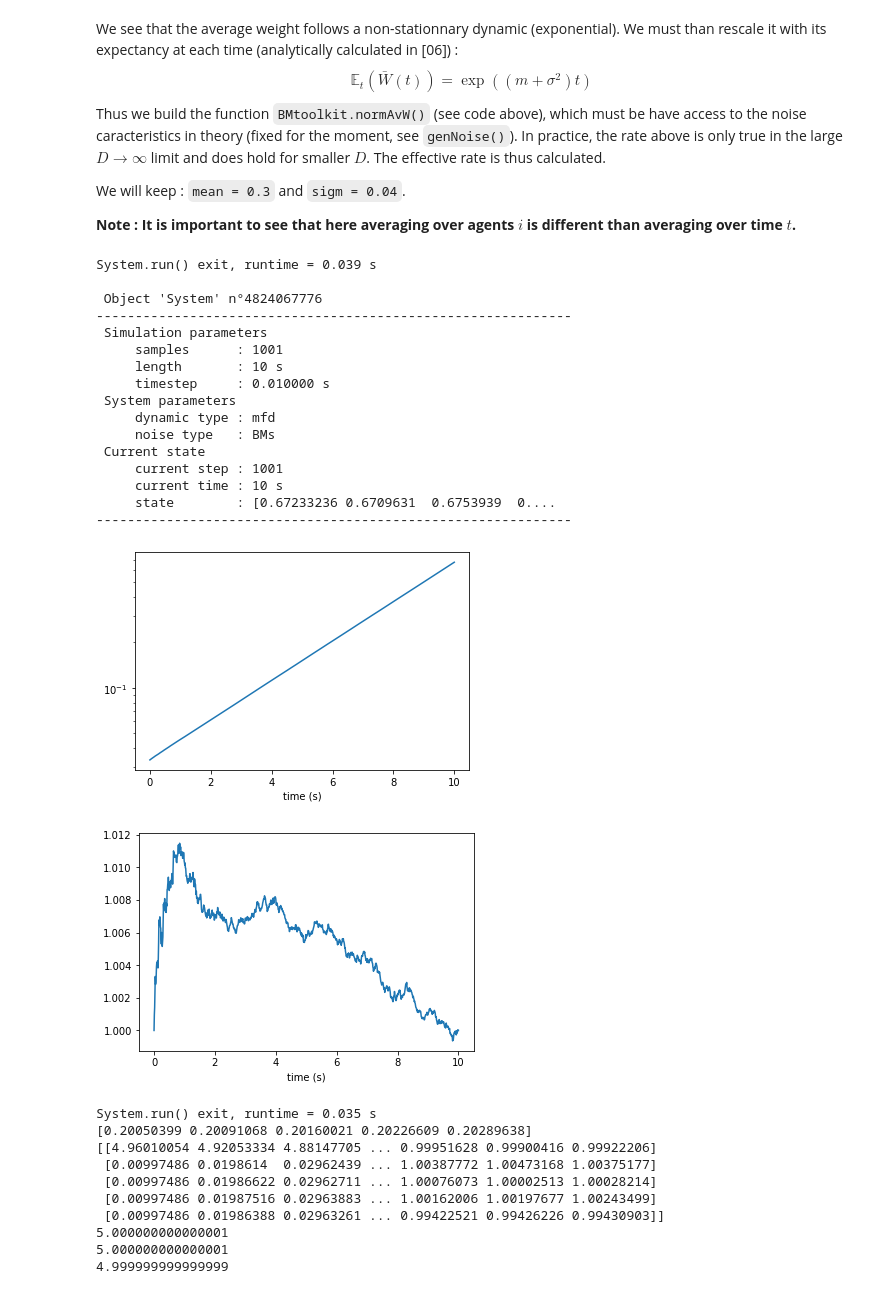
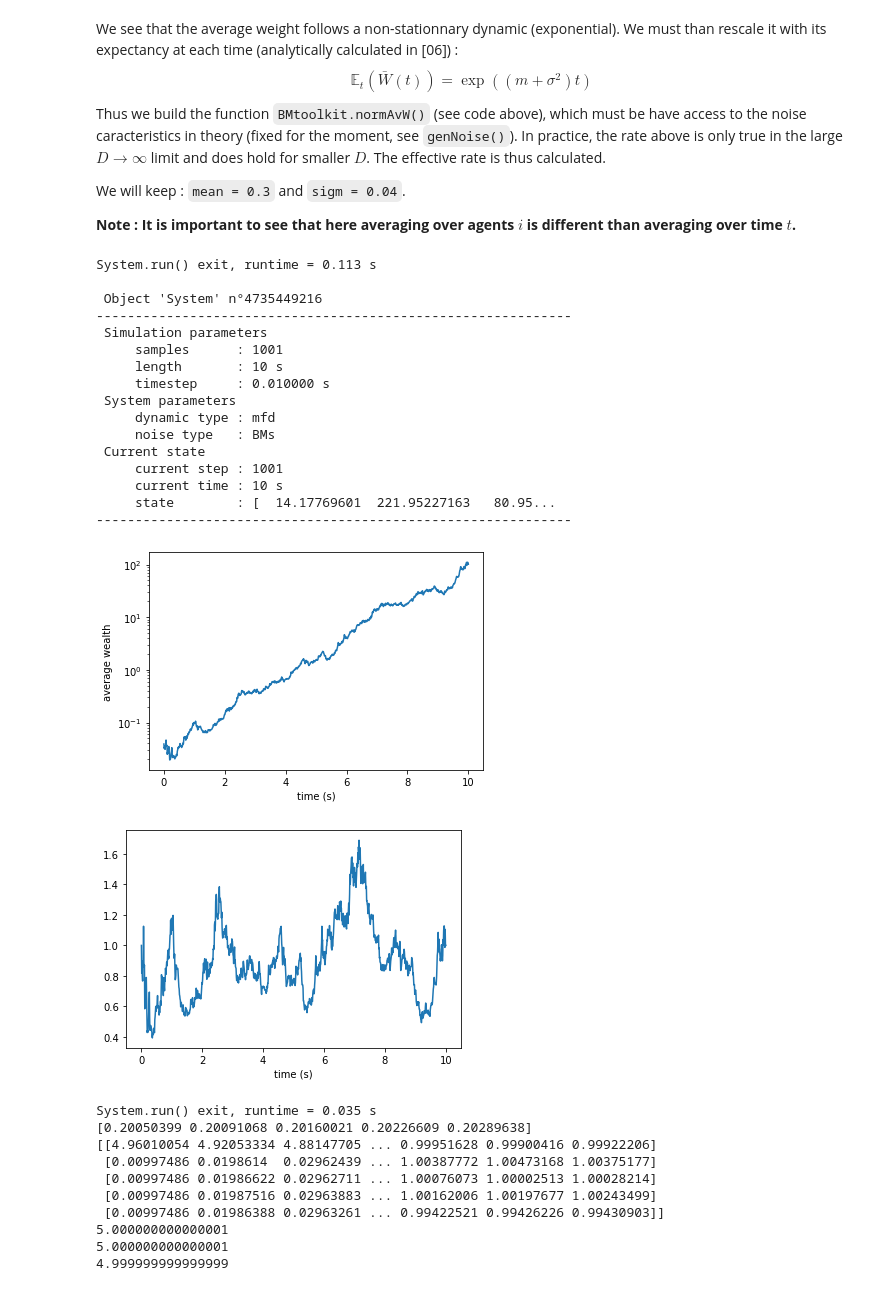
Before and after one commit to acombretrenouard/SSR_and_BM_processes, a Jupyter notebook: weight_dynamic.ipynb, the cells around one changed output. Cells and saved outputs as stored; diff of their text form; code cells hidden in the pictures.

```diff
--- a/weight_dynamic.ipynb
+++ b/weight_dynamic.ipynb
@@ -315,13 +315,13 @@ class System:
         """plots all the states stored in self.states in an animation
         the scale for y-axes is normalized with the mean density of state (not always 1 for non-stochastic matrices)"""
         # figure instanciation
-        fig = plt.figure()
+        fig = plt.figure(figsize=(12,8))
         # fancying axes
         Xs = np.arange(self.dim)
         if self.dim <= 15 and not log :
             plt.xticks(Xs)
-        plt.xlabel('state coordinates')
-        plt.ylabel('weight')
+        plt.xlabel('agent')
+        plt.ylabel('rescaled wealth')
         plt.ylim(0,self.dim)
         # setting an eventual log scale
         wdth = np.zeros(self.dim)+0.5
@@ -348,7 +348,8 @@ class System:
             return bars.patches + [txt]
         # display
         global ani # otherwise the 'ani' variable (existing locally only) is dumped after the 'return'
-        ani = animation.FuncAnimation(fig, animate, fargs=(self,), interval=200, blit=True)
+        ani = animation.FuncAnimation(fig, animate, frames=1000, fargs=(self,), interval=20, blit=True)
+        ani.save('test.mp4', fps=40)
         return
 
     def plotMatrix(self) :
@@ -484,6 +495,0 @@ System.run() exit, runtime = 0.080 s
-# %%
-# test 6 : noise
-
-syst = System(dim=30, dt=0.025, end_time=100, dyn='mfd', noise='nrm')
-syst.run()
-syst.animateState()
@@ -598,7 +600,6 @@ class BMtoolkit:
     def plotData(self, key='', log=False, ylabel='') :
         """plots a given time sequence stored in BMtoolkit.data"""
         # getting input
-        T = self.syst.T
         end_time = self.syst.end_time
         try:
             Ys = self.data[key]
@@ -662,35 +663,35 @@ We will keep : `mean = 0.3` and `sigm = 0.04`.
 # %%
 # test 8 : normalized average weight
 
-syst = System(dim=30, dt=0.01, end_time=10, dyn='mfd', noise='BMs', noise_inpt=(0.3, 0.04))
+syst = System(dim=30, dt=0.01, end_time=10, dyn='mfd', noise='BMs', noise_inpt=(1., 10.))
 syst.run()
 syst.info()
 
 tlk = BMtoolkit()
 tlk.load(syst)
 tlk.avW()
-tlk.plotData(log=True, key='av_w')
+tlk.plotData(log=True, key='av_w', ylabel='average wealth')
 tlk.normAvW()
 tlk.plotData(log=False, key='n_av_w')
 # %% [output]
-System.run() exit, runtime = 0.039 s
+System.run() exit, runtime = 0.113 s
 
- Object 'System' n°4824067776
+ Object 'System' n°4735449216
 -------------------------------------------------------------
  Simulation parameters
      samples      : 1001
      length       : 10 s
      timestep     : 0.010000 s
  System parameters
      dynamic type : mfd
      noise type   : BMs
  Current state
      current step : 1001
      current time : 10 s
-     state        : [0.67233236 0.6709631  0.6753939  0....
+     state        : [  14.17769601  221.95227163   80.95...
 -------------------------------------------------------------
-[figure, old version]
+[figure, new version]
-[figure, old version]
+[figure, new version]
 # %%
 # test 8bis : rescale function
 syst = System(dim=5, dt=0.01, end_time=10, dyn='mfd', noise='BMs', noise_inpt=(0.3, 0.04))
```
Also changed, not shown: parts of 7 cells of this notebook.
